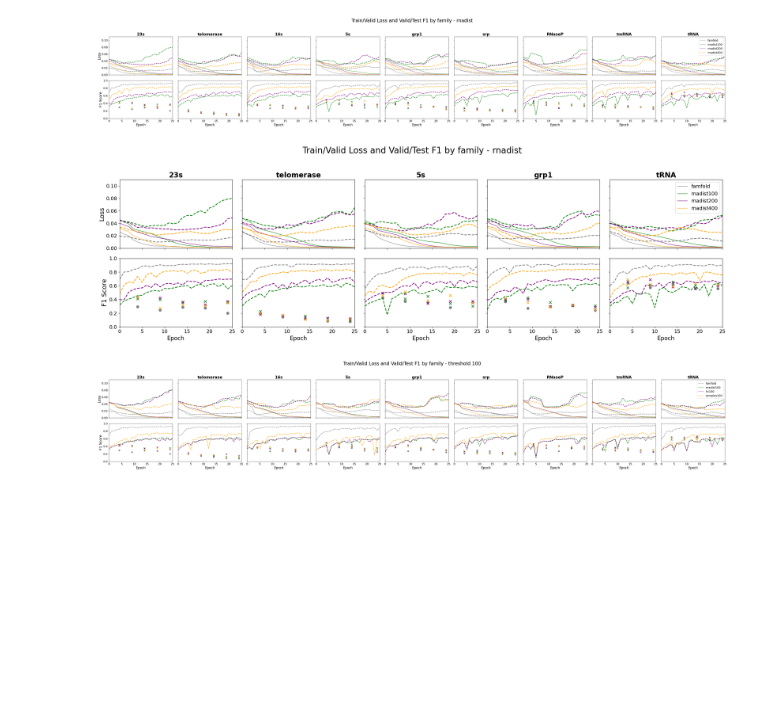
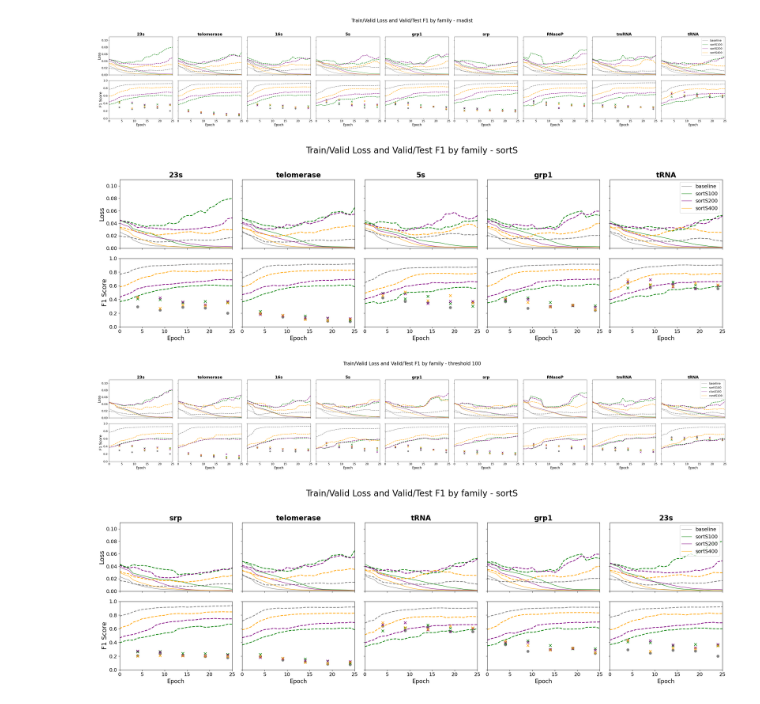
Before and after one commit to Gisch97/RNA-analysis, a Jupyter notebook: Experiments/f_ArchiveII/sincFold/sincFold_LongRun_v2.ipynb, the cells around one changed output. Cells and saved outputs as stored; diff of their text form; code cells hidden in the pictures; blank space fills up the shorter version.

```diff
--- a/Experiments/f_ArchiveII/sincFold/sincFold_LongRun_v2.ipynb
+++ b/Experiments/f_ArchiveII/sincFold/sincFold_LongRun_v2.ipynb
@@ -362,19 +363,19 @@ plot_loss_and_f1_across_datasets(
 # %% [output]
 [figure]
 # %%
-dataset_names = ["famfold","rnadist100", "rnadist200", "rnadist400"]
+dataset_names = ["baseline","sortS100", "sortS200", "sortS400"]
 df_list = [dfs_all[k] for k in dataset_names]
 fams2 = ['23s', 'telomerase', '5s', 'grp1', 'tRNA']
 plot_loss_and_f1_across_datasets(
     datasets=df_list,
     dataset_names=dataset_names,
     fams=fams2,
-    title="Train/Valid Loss and Valid/Test F1 by family - rnadist",
+    title="Train/Valid Loss and Valid/Test F1 by family - sortS",
 )
 # %% [output]
-[figure, old version]
+[figure, new version]
 # %%
-dataset_names = ["famfold", "rnadist100", "hc100", "samples100"]
+dataset_names = ["baseline", "sortS100", "clusS100", "randS100"]
 df_list = [dfs_all[k] for k in dataset_names]
 
 plot_loss_and_f1_across_datasets(
@@ -384,5 +385,17 @@ plot_loss_and_f1_across_datasets(
     title="Train/Valid Loss and Valid/Test F1 by family - threshold 100",
 )
 # %% [output]
-[figure, old version]
+[figure, new version]
+# %%
+dataset_names = ["baseline","sortS100", "sortS200", "sortS400"]
+df_list = [dfs_all[k] for k in dataset_names]
+fams2 = ['srp', 'telomerase', 'tRNA', 'grp1', '23s']
+plot_loss_and_f1_across_datasets(
+    datasets=df_list,
+    dataset_names=dataset_names,
+    fams=fams2,
+    title="Train/Valid Loss and Valid/Test F1 by family - sortS",
+)
+# %% [output]
+[figure, added]
 # %%
```
Also changed, not shown: parts of 8 cells of this notebook, 17 other files.
